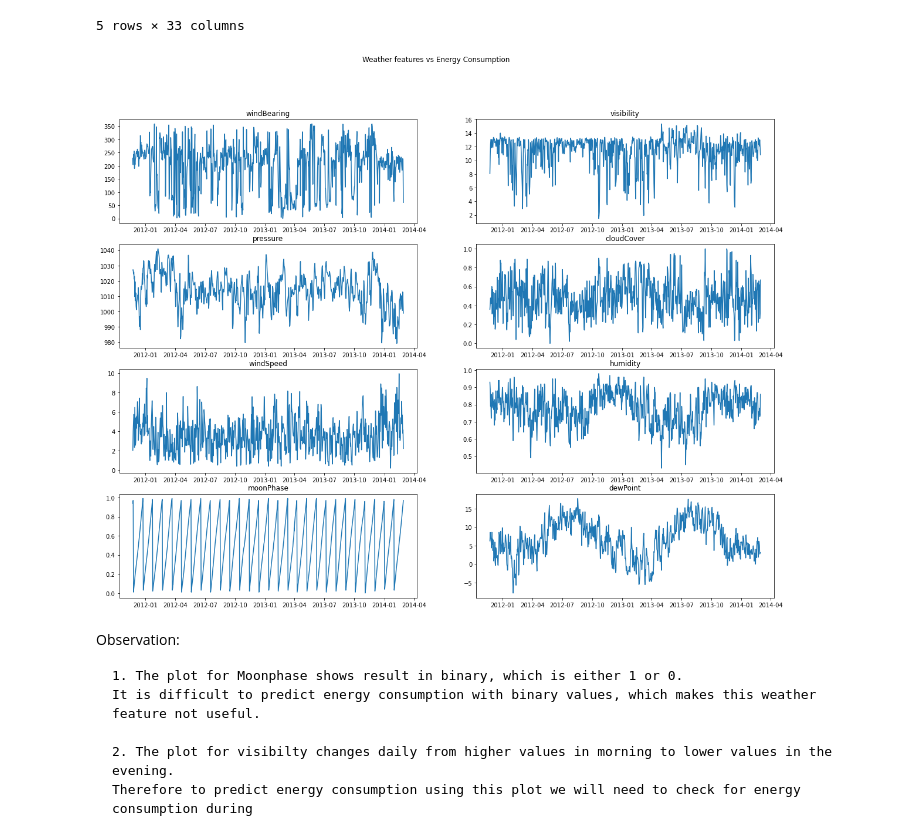
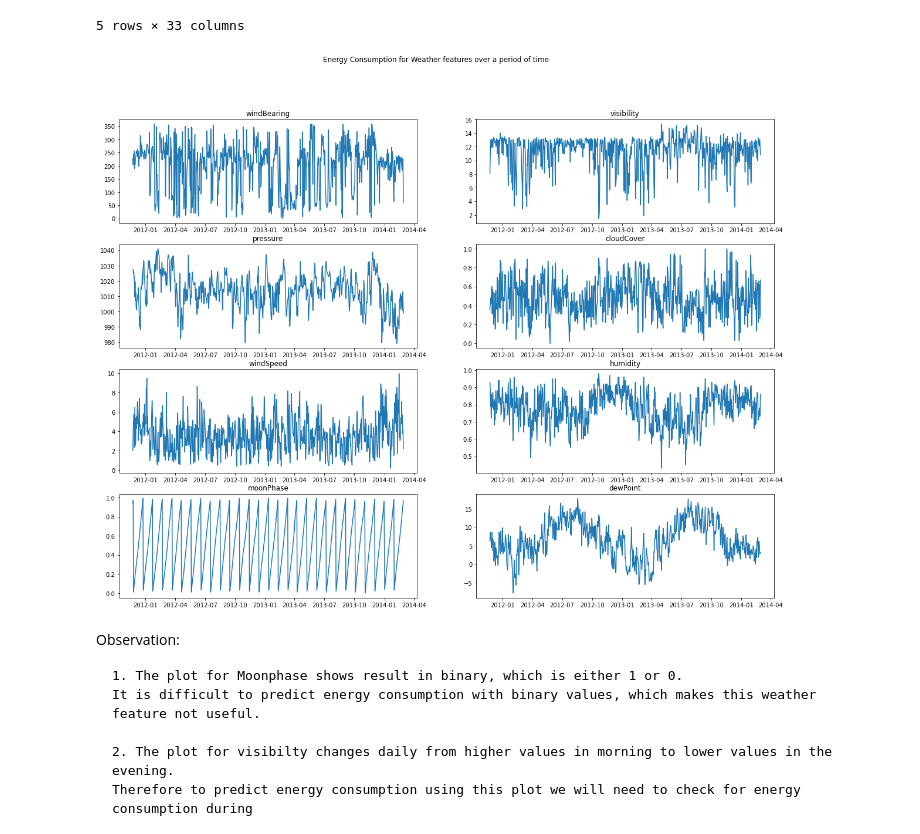
Before and after one commit to Akansh-a/Smart-Meters, a Jupyter notebook: 2.1 Plots.ipynb, the cells around one changed output. Saved outputs shown, nothing was run; the diff lists cells and outputs as text; code cells hidden in the pictures.

```diff
--- a/2.1 Plots.ipynb
+++ b/2.1 Plots.ipynb
@@ -194,19 +194,19 @@ weather_features.head()
 # %%
 # Generating the energy consumption plot vs weather features
 
 f, a = plt.subplots(4,2,figsize = (20,15))
-f.suptitle("Weather features vs Energy Consumption")
+f.suptitle("Energy Consumption for Weather features over a period of time")
 ax = a.flatten()
 
 cols = ['windBearing', 'visibility', 'pressure', 'cloudCover', 'windSpeed', 'humidity', 'moonPhase', 'dewPoint']
 
 for i in range(len(cols)):
     ax[i].plot(weather_features['datestamp'], weather_features[cols[i]], '-');
     ax[i].set_title(cols[i])
 
 plt.show()
 # %% [output]
-[figure, old version]
+[figure, new version]
 # %% [markdown]
 Observation:
 
```
Also changed, not shown: 2 other files.
